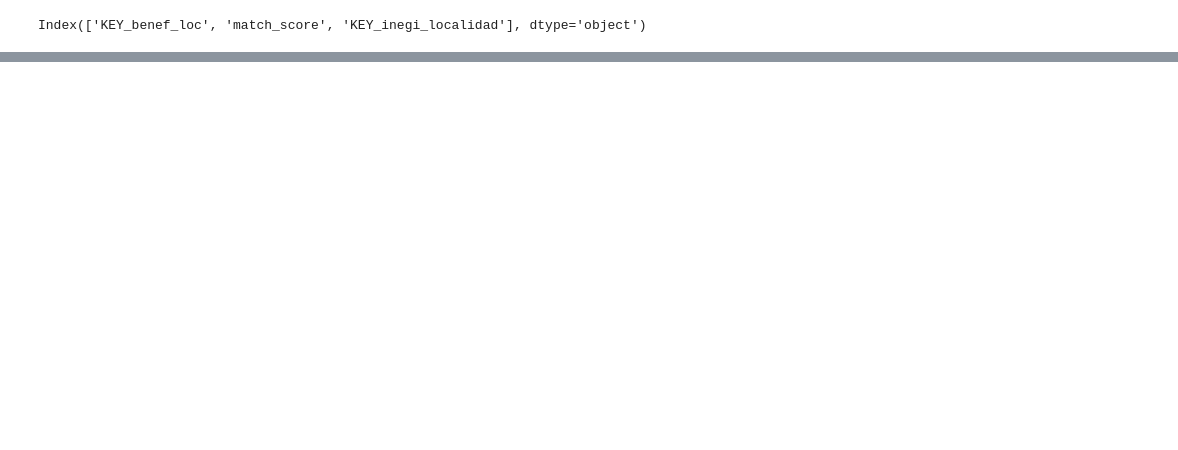
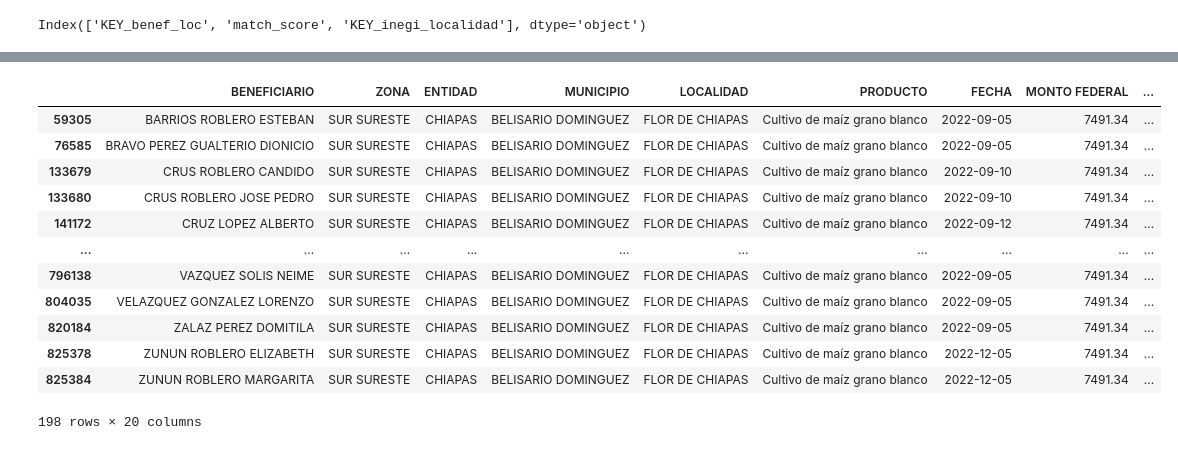
Before and after one commit to DGRIA/SESNA-Fertilizantes, a Jupyter notebook: src/Notebooks/2.3.4 Benef2022_Cleaning_and_merged.ipynb, the cells around one changed output, grey strips where cells are left out. Drawn from its saved outputs; the diff is of its cells as text; code cells hidden in the pictures; blank space fills up the shorter version.

Commit message:
2.3.0 Diccionarios_inegi_uniqueloc arreglada la ruta de 2022 y 2.3.4 listado_completo faltan corregir valores nulos

```diff
--- a/src/Notebooks/2.3.4 Benef2022_Cleaning_and_merged.ipynb
+++ b/src/Notebooks/2.3.4 Benef2022_Cleaning_and_merged.ipynb
@@ -570,3 +610,5 @@ diccionario_LOC_22_simple.drop(columns=['BENEFICIARIO', 'ZONA', 'ENTIDAD', 'MUNI
+# %%
+diccionario_LOC_22_simple.rename(columns={'ï»¿KEY_benef_loc': 'KEY_benef_loc'}, inplace=True)
 # %%
 diccionario_LOC_22_simple.columns
 # %% [output]
@@ -575,0 +632,7 @@ diccionario_LOC_22_simple.to_csv('../../data/productores_beneficiarios 2019-2022
+# %%
+listado_beneficiarios_parte_II['MUNICIPIO_Clean'] = listado_beneficiarios_parte_II['MUNICIPIO'].apply(clean_text)
+listado_beneficiarios_parte_II['LOCALIDAD_Clean'] = listado_beneficiarios_parte_II['LOCALIDAD'].apply(clean_text)
+
+# Create KEY in listado beneficiarios
+listado_beneficiarios_parte_II['Municipio-loc-KEY'] = listado_beneficiarios_parte_II['MUNICIPIO_Clean'].astype(str) + '-' + listado_beneficiarios_parte_II[
+    'LOCALIDAD_Clean'].astype(str)
@@ -575,0 +645,4 @@ diccionario_LOC_22_simple.to_csv('../../data/productores_beneficiarios 2019-2022
+# %%
+# Hacer el join de la Parte I
+listado_beneficiarios_parte_I_localidades = pd.merge(listado_beneficiarios_parte_II, diccionario_LOC_22_simple, left_on="Municipio-loc-KEY",
+                                         right_on="KEY_benef_loc", how='left', suffixes=('_benef', '_inegi'))
@@ -582 +720,22 @@ KEY_inegi_localidad    0
 dtype: int64
+# %%
+# Assuming listado_beneficiarios_parte_II is your DataFrame
+rows_with_nan = listado_beneficiarios_parte_I_localidades[listado_beneficiarios_parte_I_localidades.isna().any(axis=1)]
+
+# rows_with_nan now contains only the rows with NaN values in any column
+# %%
+rows_with_nan
+# %% [output]
+|  | BENEFICIARIO | ZONA | ENTIDAD | MUNICIPIO | LOCALIDAD | PRODUCTO | FECHA | MONTO FEDERAL | ... |
+| 59305 | BARRIOS ROBLERO ESTEBAN | SUR SURESTE | CHIAPAS | BELISARIO DOMINGUEZ | FLOR DE CHIAPAS | Cultivo de maíz grano blanco | 2022-09-05 | 7491.34 | ... |
+| 76585 | BRAVO PEREZ GUALTERIO DIONICIO | SUR SURESTE | CHIAPAS | BELISARIO DOMINGUEZ | FLOR DE CHIAPAS | Cultivo de maíz grano blanco | 2022-09-05 | 7491.34 | ... |
+| 133679 | CRUS ROBLERO CANDIDO | SUR SURESTE | CHIAPAS | BELISARIO DOMINGUEZ | FLOR DE CHIAPAS | Cultivo de maíz grano blanco | 2022-09-10 | 7491.34 | ... |
+| 133680 | CRUS ROBLERO JOSE PEDRO | SUR SURESTE | CHIAPAS | BELISARIO DOMINGUEZ | FLOR DE CHIAPAS | Cultivo de maíz grano blanco | 2022-09-10 | 7491.34 | ... |
+| 141172 | CRUZ LOPEZ ALBERTO | SUR SURESTE | CHIAPAS | BELISARIO DOMINGUEZ | FLOR DE CHIAPAS | Cultivo de maíz grano blanco | 2022-09-12 | 7491.34 | ... |
+| ... | ... | ... | ... | ... | ... | ... | ... | ... | ... |
+| 796138 | VAZQUEZ SOLIS NEIME | SUR SURESTE | CHIAPAS | BELISARIO DOMINGUEZ | FLOR DE CHIAPAS | Cultivo de maíz grano blanco | 2022-09-05 | 7491.34 | ... |
+| 804035 | VELAZQUEZ GONZALEZ LORENZO | SUR SURESTE | CHIAPAS | BELISARIO DOMINGUEZ | FLOR DE CHIAPAS | Cultivo de maíz grano blanco | 2022-09-05 | 7491.34 | ... |
+| 820184 | ZALAZ PEREZ DOMITILA | SUR SURESTE | CHIAPAS | BELISARIO DOMINGUEZ | FLOR DE CHIAPAS | Cultivo de maíz grano blanco | 2022-09-05 | 7491.34 | ... |
+| 825378 | ZUNUN ROBLERO ELIZABETH | SUR SURESTE | CHIAPAS | BELISARIO DOMINGUEZ | FLOR DE CHIAPAS | Cultivo de maíz grano blanco | 2022-12-05 | 7491.34 | ... |
+| 825384 | ZUNUN ROBLERO MARGARITA | SUR SURESTE | CHIAPAS | BELISARIO DOMINGUEZ | FLOR DE CHIAPAS | Cultivo de maíz grano blanco | 2022-12-05 | 7491.34 | ... |
+198 rows × 20 columns
```
Also changed, not shown: parts of 33 cells of this notebook.
